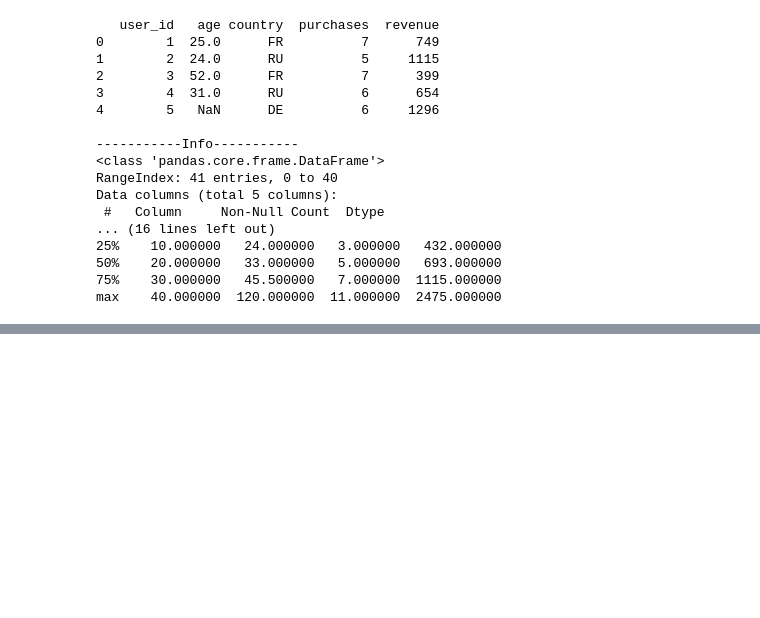
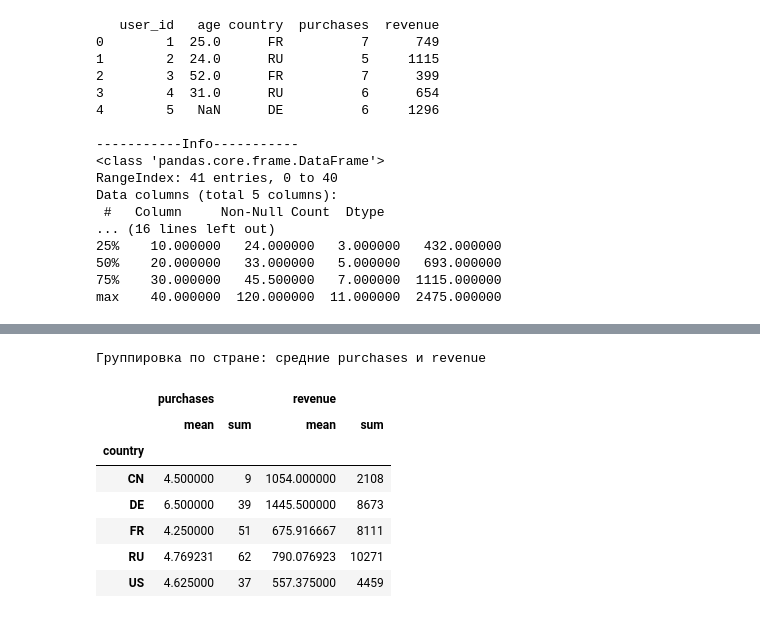
Before and after one commit to ppshhh15/aie-course, a Jupyter notebook: homeworks/HW02/HW02.ipynb, the cells around one changed output, grey strips where cells are left out. Cells and saved outputs as stored; diff of their text form; code cells hidden in the pictures; blank space fills up the shorter version.

```diff
--- a/homeworks/HW02/HW02.ipynb
+++ b/homeworks/HW02/HW02.ipynb
@@ -60,0 +88,13 @@ dtype: float64
+# %%
+print("Группировка по стране: средние purchases и revenue")
+df.groupby('country')[['purchases', 'revenue']].agg(['mean', 'sum'])
+# %% [output]
+Группировка по стране: средние purchases и revenue
+|  | purchases |  | revenue |  |
+|  | mean | sum | mean | sum |
+| country |  |  |  |  |
+| CN | 4.500000 | 9 | 1054.000000 | 2108 |
+| DE | 6.500000 | 39 | 1445.500000 | 8673 |
+| FR | 4.250000 | 51 | 675.916667 | 8111 |
+| RU | 4.769231 | 62 | 790.076923 | 10271 |
+| US | 4.625000 | 37 | 557.375000 | 4459 |
```
Also changed, not shown: parts of 15 cells of this notebook.
